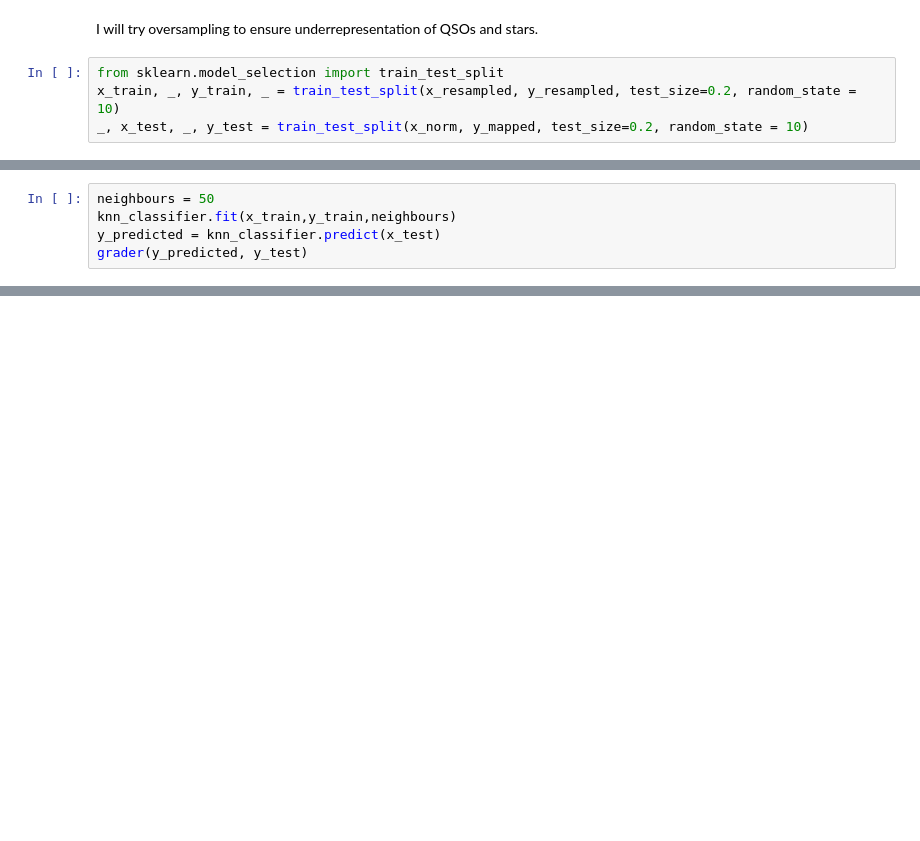
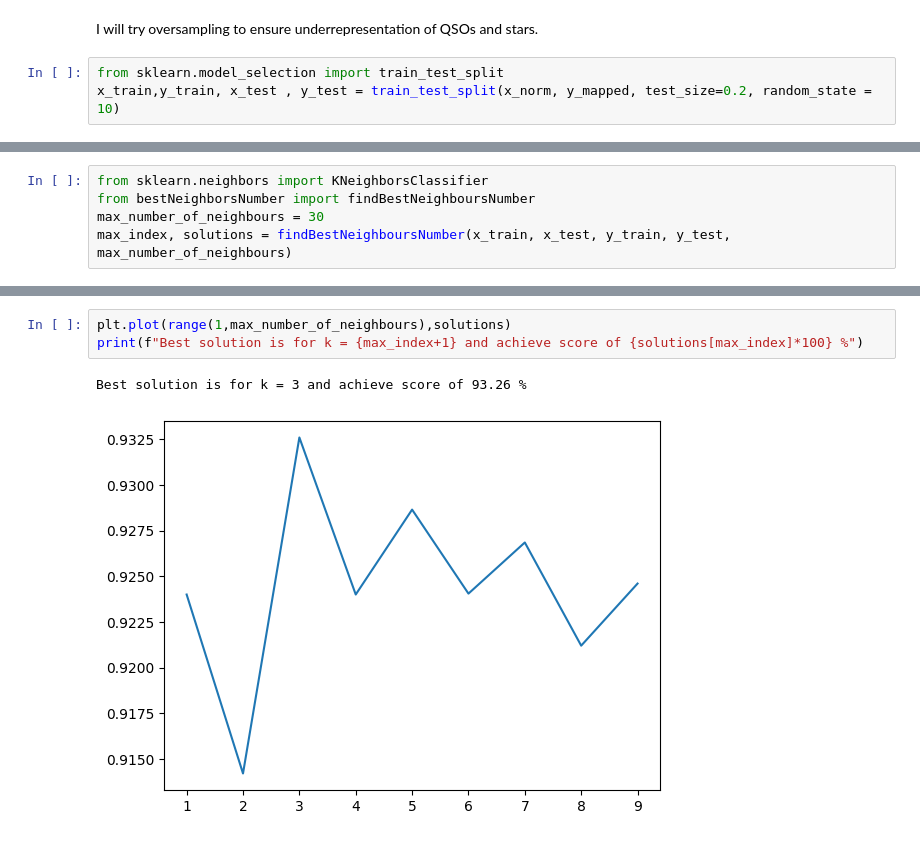
Before and after one commit to RadekJedrzejczyk/StarClasification, a Jupyter notebook: analysis.ipynb, the cells around one changed output, grey strips where cells are left out. Drawn from its saved outputs; the diff is of its cells as text; blank space fills up the shorter version.

Commit message:
Added function finding best number of neighbours for KNN algorithm.

```diff
--- a/analysis.ipynb
+++ b/analysis.ipynb
@@ -129,6 +128,5 @@ Name: count, dtype: int64
 I will try oversampling to ensure underrepresentation of QSOs and stars.
 # %%
 from sklearn.model_selection import train_test_split
-x_train, _, y_train, _ = train_test_split(x_resampled, y_resampled, test_size=0.2, random_state = 10)
-_, x_test, _, y_test = train_test_split(x_norm, y_mapped, test_size=0.2, random_state = 10)
+x_train,y_train, x_test , y_test = train_test_split(x_norm, y_mapped, test_size=0.2, random_state = 10)
 # %%
@@ -148,5 +153,5 @@ grader(y_predicted, y_test)
 # %%
-neighbours = 50
-knn_classifier.fit(x_train,y_train,neighbours)
-y_predicted = knn_classifier.predict(x_test)
-grader(y_predicted, y_test)
+from sklearn.neighbors import KNeighborsClassifier
+from bestNeighborsNumber import findBestNeighboursNumber
+max_number_of_neighbours = 30
+max_index, solutions = findBestNeighboursNumber(x_train, x_test, y_train, y_test, max_number_of_neighbours)
@@ -152,0 +169,6 @@ grader(y_predicted, y_test)
+# %%
+plt.plot(range(1,max_number_of_neighbours),solutions)
+print(f"Best solution is for k = {max_index+1} and achieve score of {solutions[max_index]*100} %")
+# %% [output]
+Best solution is for k = 3 and achieve score of 93.26 %
+[figure, added]
```
Also changed, not shown: parts of 4 cells of this notebook, 1 other file.
